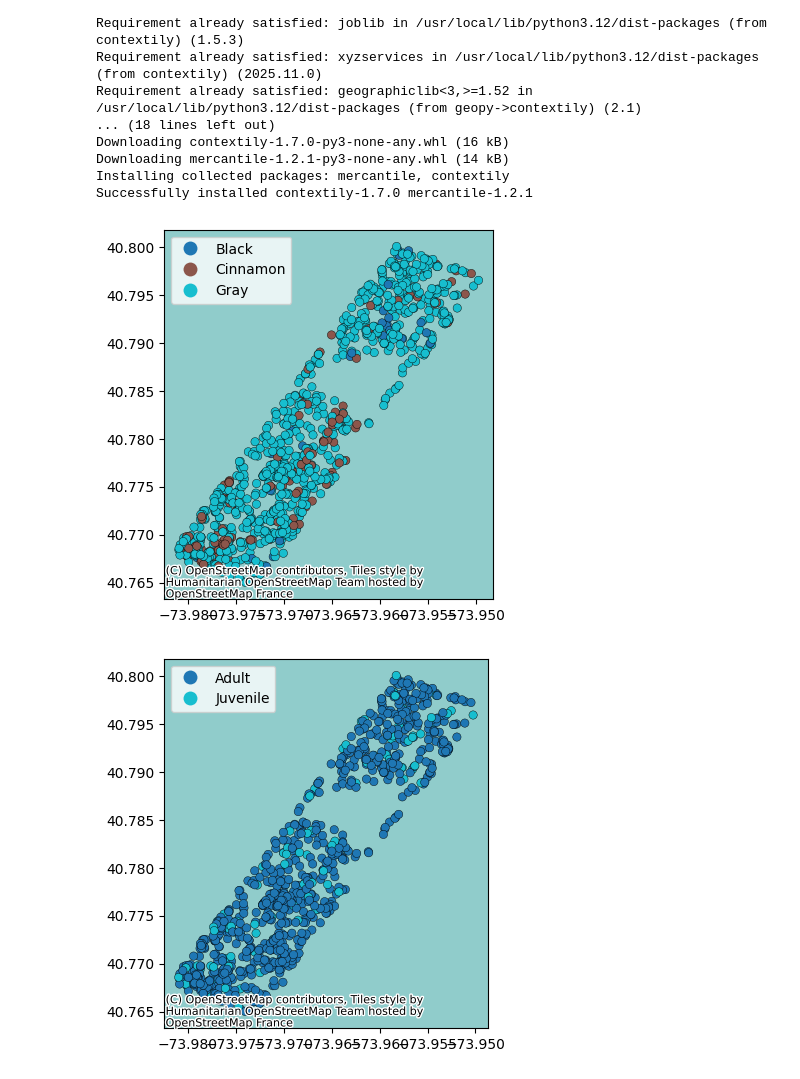
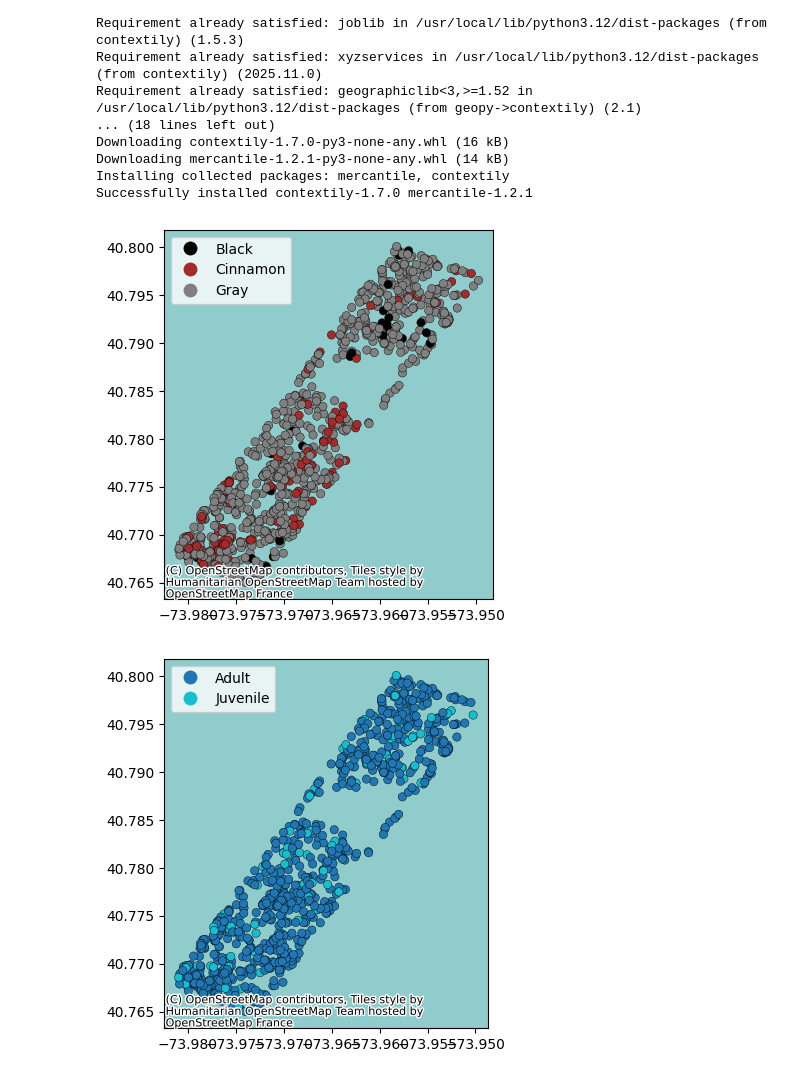
Before and after one commit to snehasri2600/Squirrel_Census_Exploration_NYC, a Jupyter notebook: DataExploration_SquirrelCensus.ipynb, the cells around one changed output. Drawn from its saved outputs; the diff is of its cells as text; code cells hidden in the pictures.

Commit message:
Updated maps with correct colors

```diff
--- a/DataExploration_SquirrelCensus.ipynb
+++ b/DataExploration_SquirrelCensus.ipynb
@@ -79,11 +79,13 @@ Successfully installed contextily-1.7.0 mercantile-1.2.1
 import contextily as cx
 import matplotlib.pyplot as plt
 # %%
-ax = gdf.plot(column='primary_fur_color', legend=True, edgecolor='black', linewidth=0.3)
+from matplotlib import colors
+cmap = colors.ListedColormap(['black', 'brown','gray'])
+ax = gdf.plot(column='primary_fur_color', legend=True, edgecolor='black', cmap = cmap, linewidth=0.3)
 cx.add_basemap(ax, crs = gdf.crs)
 plt.show()
 # %% [output]
-[figure, old version]
+[figure, new version]
 # %%
 #Creating a plot to see where the ages differ
 ax = gdf.plot(column='age', legend=True, edgecolor='black', linewidth=0.3)
```
